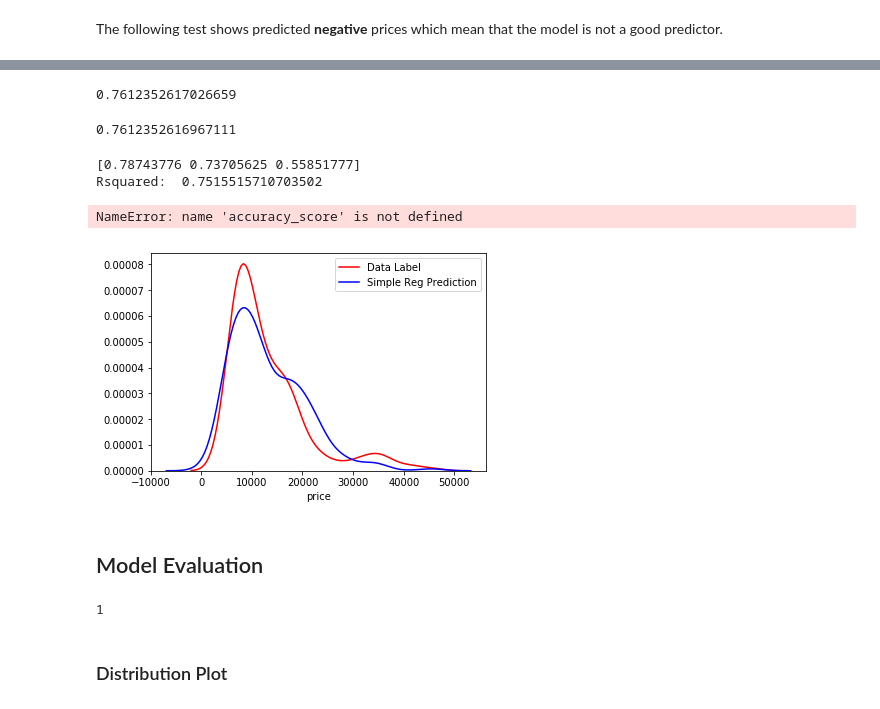
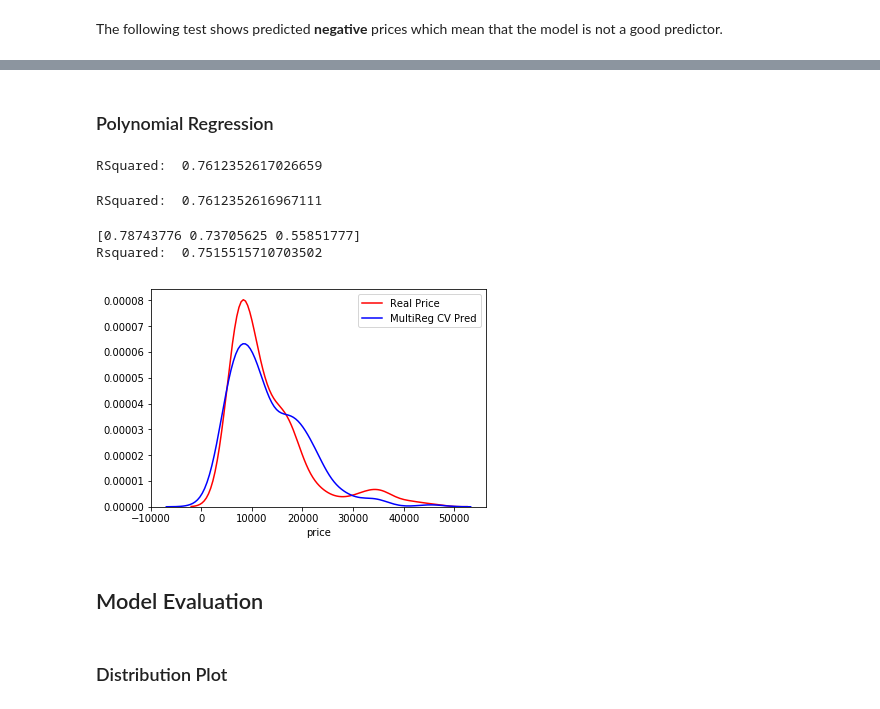
Before and after one commit to Rima-B/ML, a Jupyter notebook: pricePredictor/src/linearRegPricePrediction.ipynb, the cells around one changed output, grey strips where cells are left out. Saved outputs shown, nothing was run; the diff lists cells and outputs as text; code cells hidden in the pictures.

```diff
--- a/pricePredictor/src/linearRegPricePrediction.ipynb
+++ b/pricePredictor/src/linearRegPricePrediction.ipynb
@@ -171,3 +279,5 @@ print(mulReg2.score(X_testm_scale, y_testm))    #RSquared
+# %% [markdown]
+### Polynomial Regression
 # %%
 X_trainmp, X_testmp, y_trainmp, y_testmp = train_test_split(df[["highway-mpg","curb-weight","horsepower", "engine-size"]], df["price"], test_size=0.2, random_state=1)
 # %%
@@ -184,9 +294,9 @@ X_testmp_poly=pr.fit_transform(X_testmp)
 mulRegPoly = LinearRegression()
 mulRegPoly.fit(X_trainmp_poly, y_trainmp)
 ypredmulpoly=mulRegPoly.predict(X_testmp_poly)
-print(mulRegPoly.score(X_testmp_poly,y_testmp))  #RSquared
+print("RSquared: ",mulRegPoly.score(X_testmp_poly,y_testmp))  #RSquared
 # %% [output]
-0.7612352617026659
+RSquared:  0.7612352617026659
 # %%
 # use a pipeline for normalized polynomial regression
 Input=[("scale", StandardScaler()),("poly", PolynomialFeatures(degree=2)),
@@ -194,6 +304,6 @@ Input=[("scale", StandardScaler()),("poly", PolynomialFeatures(degree=2)),
 pipe=Pipeline(Input)
 pipe.fit(X_trainmp.astype("float"),y_trainmp)
 yPredPipe=pipe.predict(X_testmp.astype("float"))
-print(pipe.score(X_testmp.astype("float"),y_testmp))    #RSquared
+print("RSquared: ",pipe.score(X_testmp.astype("float"),y_testmp))    #RSquared
 # %% [output]
-0.7612352616967111
+RSquared:  0.7612352616967111
@@ -203,28 +310,23 @@ y=df["price"]
 # %%
 # Using a cross validation set
+X=df[["highway-mpg","curb-weight","horsepower", "engine-size"]]
+y=df["price"]
 lr = LinearRegression()
 scores=ms.cross_val_score(lr, X, y, cv=3)
 print(scores)
 ypredcvs=ms.cross_val_predict(lr, X, y, cv=3)
-sns.distplot(y, hist=False, label="Data Label", color="r")
-sns.distplot(ypredcvs, hist=False, label="Simple Reg Prediction", color="b")
+sns.distplot(y, hist=False, label="Real Price", color="r")
+sns.distplot(ypredcvs, hist=False, label="MultiReg CV Pred", color="b")
 ybar = pd.DataFrame({"ymean":np.ones((len(y),), dtype=int)*y.mean()})
 mseReg=mean_squared_error(y, ypredcvs)
 mseBar=mean_squared_error(y, ybar)
 print("Rsquared: ",1-(mseReg/mseBar))    # Rsquared
-print("Accuracy: ",accuracy_score(y, ypredcvs)*100 + "%")
 # %% [output]
 [0.78743776 0.73705625 0.55851777]
 Rsquared:  0.7515515710703502
-NameError: name 'accuracy_score' is not defined
-[figure, old version]
+[figure, new version]
 # %% [markdown]
 ## Model Evaluation
-# %%
-pd.DataFrame({"a":df["highway-mpg"],"b":2-df["price"]})
-1
-# %% [output]
-1
 # %% [markdown]
 ### Distribution Plot
 # %% [markdown]
```
Also changed, not shown: parts of 18 cells of this notebook.
